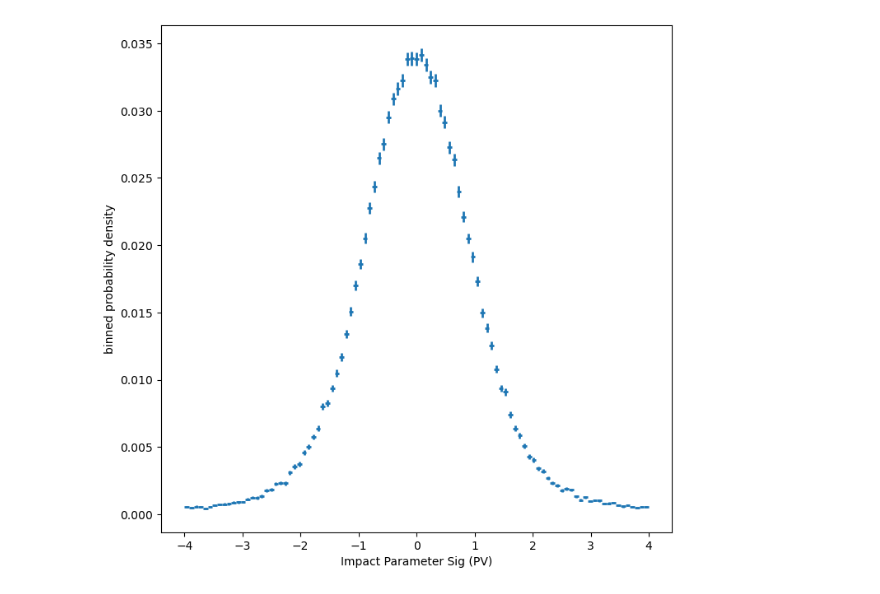
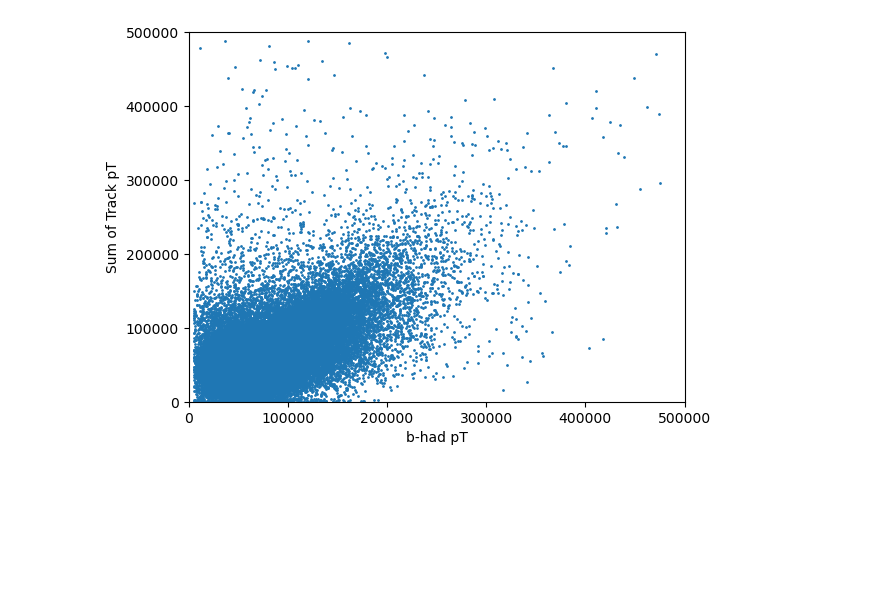
Before and after one commit to JJBarnes/JoshProject, a Jupyter notebook: Load_Model.ipynb, the cells around one changed output. Saved outputs shown, nothing was run; the diff lists cells and outputs as text; code cells hidden in the pictures; blank space fills up the shorter version.

```diff
--- a/Load_Model.ipynb
+++ b/Load_Model.ipynb
@@ -315,11 +172,0 @@ fig
-# %%
-fig = \
-  binneddensity \
-  ( impactParamPVSig[:,0] # the first jet in each event
-  , fixedbinning(-4, 4, 100) # 100 bins from -3 to 3
-  , xlabel="Impact Parameter Sig (PV)"
-  )
-fig.savefig("Impact Parameter PV Sig.png")
-fig
-# %% [output]
-[figure, removed]
@@ -329,0 +173,11 @@ fig
+# %%
+# Creating plot of b hadron pT vs sum of track pT
+plt.scatter(bhadspt, trackpT, s=1)
+plt.xlabel('b-had pT')
+plt.ylabel('Sum of Track pT')
+plt.xlim([0,500000])
+plt.ylim(([0, 500000]))
+# show plot
+plt.show()
+# %% [output]
+[figure, added]
```
Also changed, not shown: parts of 47 cells of this notebook, 2 other files.
